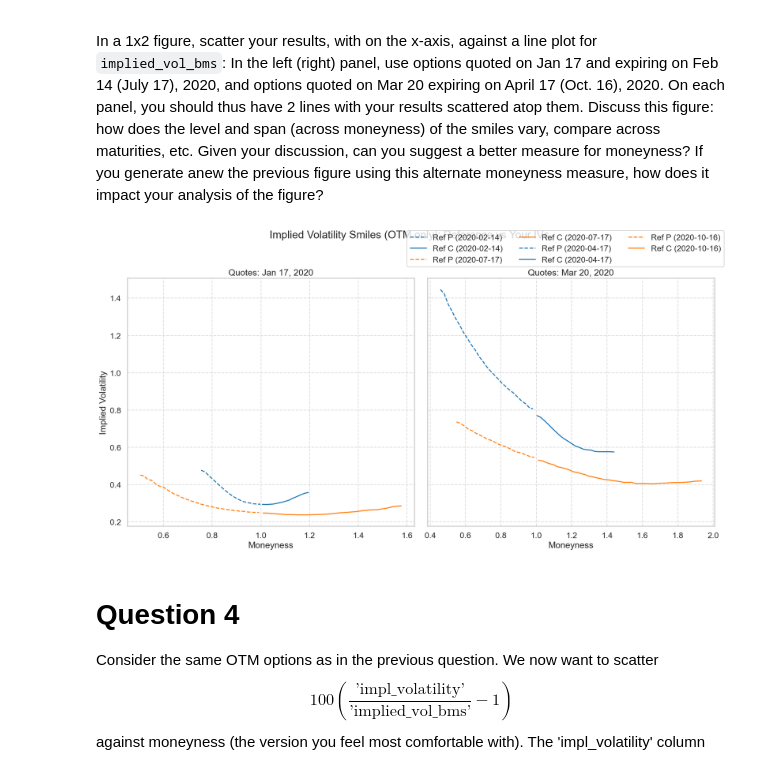
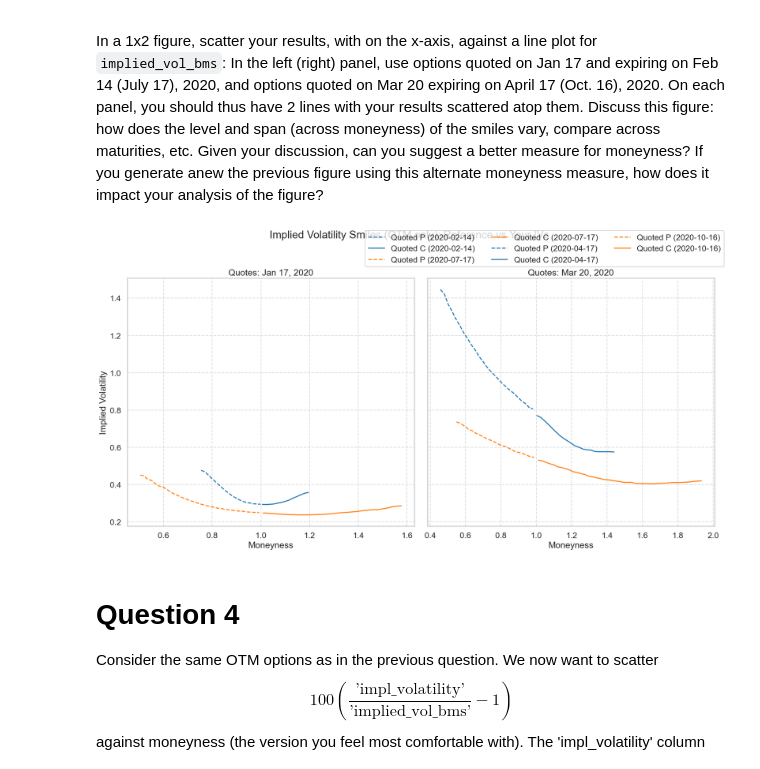
Before and after one commit to geoffroy-h-e/derivatives_p1, a Jupyter notebook: Derivatives_assignment_1/202510-assignment1-en.ipynb, the cells around one changed output. Drawn from its saved outputs; the diff is of its cells as text; code cells hidden in the pictures.

```diff
--- a/Derivatives_assignment_1/202510-assignment1-en.ipynb
+++ b/Derivatives_assignment_1/202510-assignment1-en.ipynb
@@ -326,40 +329,40 @@ def plot_panel(ax, qdate, expiries, title):
             if not r.empty:
                 r = smooth_by_M(r, iv_ref_col, win=3)
                 ax.plot(r["M"], r[iv_ref_col], ls_map[cp], color=colors[i],
-                        lw=2, label=f"Ref {cp} ({exp.date()})")
+                        lw=2, label=f"Quoted {cp} ({exp.date()})")
 
             if not m.empty:
                 m = m.sort_values("M")
                 ax.scatter(m["M"], m["iv_bsm"], color=colors[i], s=28, alpha=0.65,
-                           label=f"My {cp} ({exp.date()})")
+                           label=f"Computed {cp} ({exp.date()})")
 
     ax.set_title(title)
     ax.set_xlabel(r"Moneyness")
     ax.grid(True, linestyle="--", alpha=0.6)
 
 # ---- draw 1x2 figure ----
 sns.set_context("talk"); sns.set_style("whitegrid")
 fig, axes = plt.subplots(1,2, figsize=(18, 9), sharey=True)
 
 plot_panel(axes[0], QUOTE_LEFT,  EXPS_LEFT,  "Quotes: Jan 17, 2020")
 plot_panel(axes[1], QUOTE_RIGHT, EXPS_RIGHT, "Quotes: Mar 20, 2020")
 
 axes[0].set_ylabel("Implied Volatility")
 
 # optional: keep reasonable x-range if you want similar panels
 # for ax in axes: ax.set_xlim(0.5, 1.6)
 
 # consolidated legend
 handles, labels = [], []
 for ax in axes:
     h, l = ax.get_legend_handles_labels()
     handles += h; labels += l
 fig.legend(handles, labels, ncol=3, frameon=True)
 fig.suptitle("Implied Volatility Smiles (OTM only): Reference vs Your IVs", y=1.03)
 fig.tight_layout()
 plt.show()
 # %% [output]
-[figure, old version]
+[figure, new version]
 # %% [markdown]
 # Question 4
 
```
Also changed, not shown: parts of 8 cells of this notebook, 1 other file.
